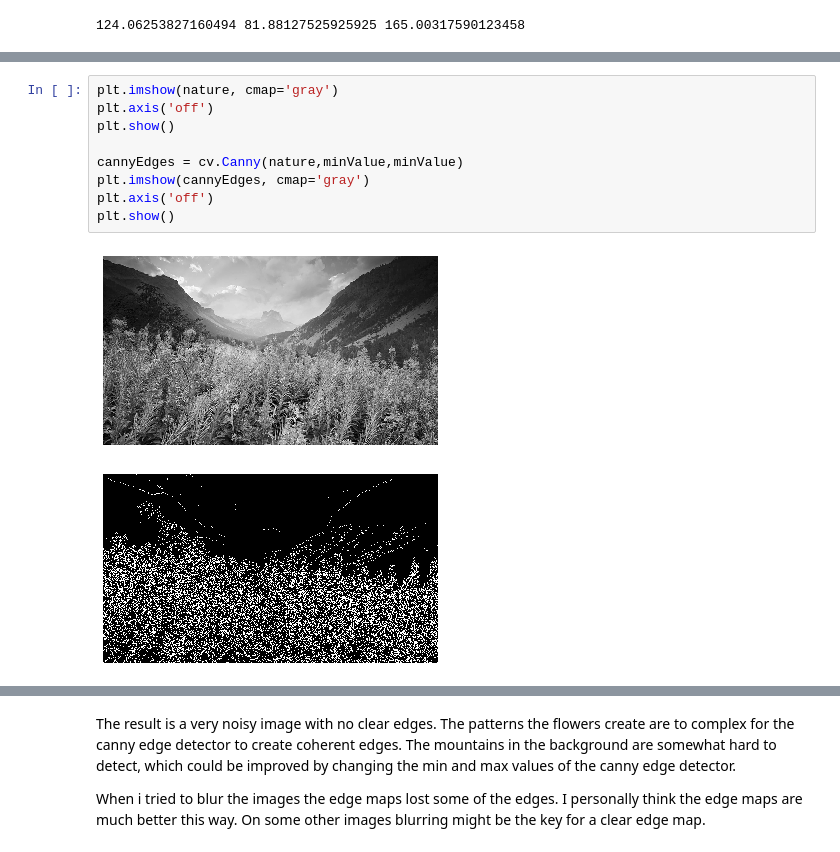
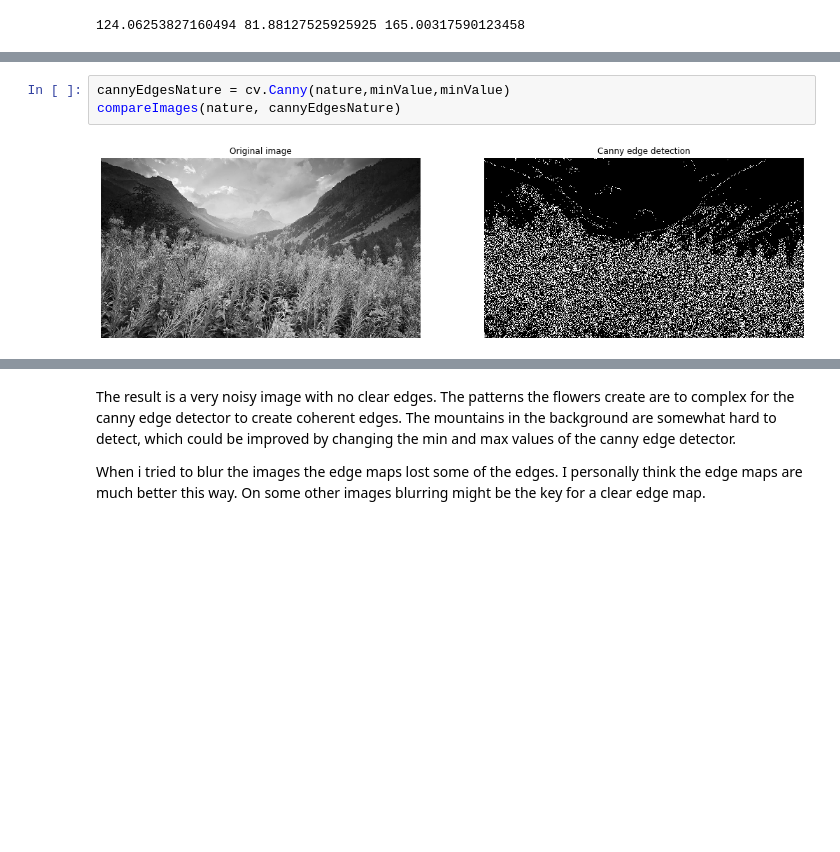
Before and after one commit to harjunpnik/ComputerVision, a Jupyter notebook: CannyEdgeDetection/Canny Edge Detection.ipynb, the cells around one changed output, grey strips where cells are left out. Saved outputs shown, nothing was run; the diff lists cells and outputs as text; blank space fills up the shorter version.

```diff
--- a/CannyEdgeDetection/Canny Edge Detection.ipynb
+++ b/CannyEdgeDetection/Canny Edge Detection.ipynb
@@ -62,12 +81,5 @@ print(meanOfPixels, minValue, maxValue)
-# %%
-plt.imshow(nature, cmap='gray')
-plt.axis('off')
-plt.show()
-
-cannyEdges = cv.Canny(nature,minValue,minValue)
-plt.imshow(cannyEdges, cmap='gray')
-plt.axis('off')
-plt.show()
-# %% [output]
-[figure, removed]
-[figure, removed]
+# %%
+cannyEdgesNature = cv.Canny(nature,minValue,minValue)
+compareImages(nature, cannyEdgesNature)
+# %% [output]
+[figure, added]
```
Also changed, not shown: parts of 17 cells of this notebook.
